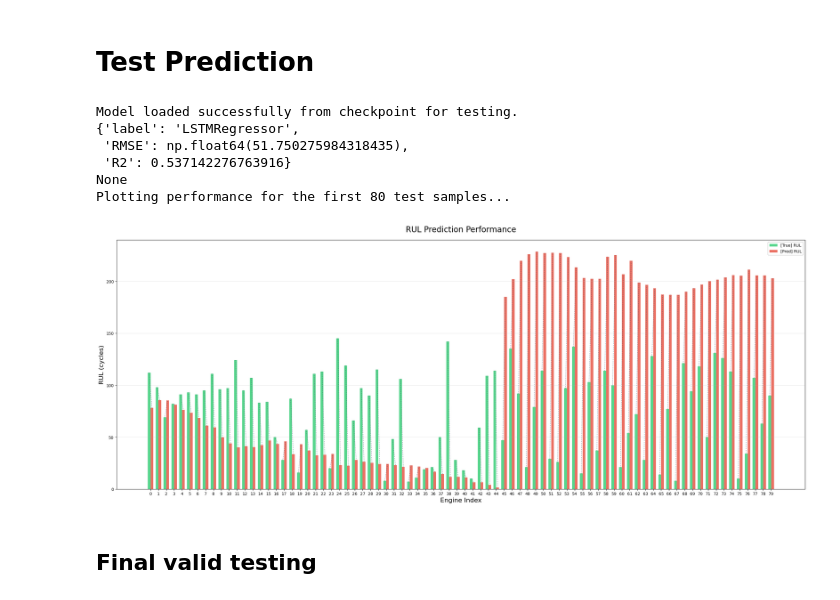
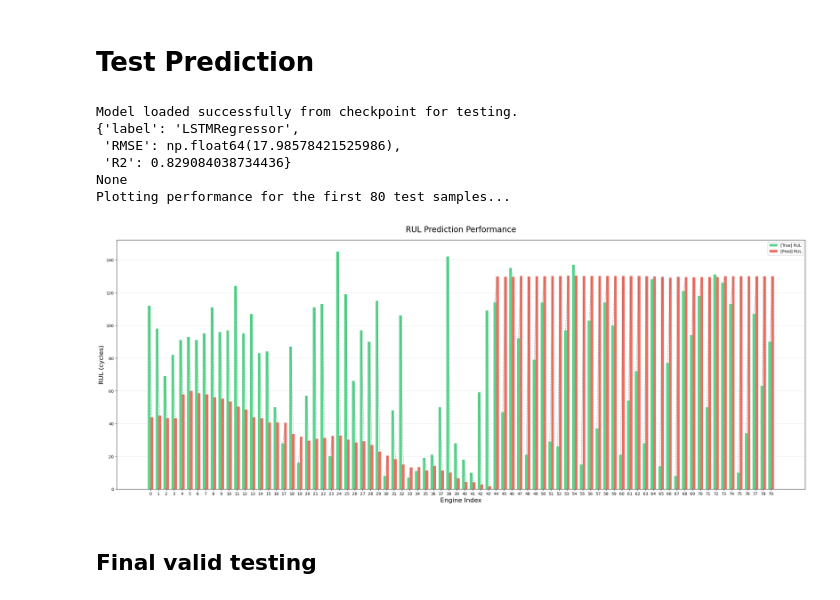
Before and after one commit to BalorLC3/Platform-for-Predictive-Maintanance, a Jupyter notebook: notebooks/final_model.ipynb, the cells around one changed output. Cells and saved outputs as stored; diff of their text form; code cells hidden in the pictures.

```diff
--- a/notebooks/final_model.ipynb
+++ b/notebooks/final_model.ipynb
@@ -268,10 +266,8 @@ sample_engine[['s_17', 's_17_rm']].plot(figsize=(12,6))
 # %%
-df_rm.drop(columns=["engine"], inplace=True)
+df_rm.drop(['engine'], axis=1, inplace=True)
 X_clean = df_rm.drop(["RUL"], axis=1)
 y_clean = df_rm["RUL"].clip(upper=130)
 feature_columns = list(X_clean.columns)
-
-sample_engine = X_clean[X_clean['u']]
 # %%
 def _get_sequences(
         X: pd.DataFrame,
@@ -288,19 +284,17 @@ def _get_sequences(
     y_seq = torch.tensor(y_seq, dtype=torch.float32).unsqueeze(1)
     return X_seq, y_seq
 
-
-
-X_seq, y_seq = _get_sequences(X_clean,
-                              y_clean,
-                              SEQ_LEN=20)
-
+X_seq, y_seq = _get_sequences(
+    X_clean,
+    y_clean,
+    SEQ_LEN=30
+)
 X_train_seq, X_test_seq, y_train_seq, y_test_seq = train_test_split(
     X_seq, y_seq, shuffle=False
 )
 
 mean = X_train_seq.mean(dim=(0, 1), keepdim=True)  # (1, 1, F)
 std  = X_train_seq.std(dim=(0, 1), keepdim=True) + 1e-8
-
 X_train_seq = (X_train_seq - mean) / std
 X_test_seq  = (X_test_seq  - mean) / std
 
@@ -308,12 +302,19 @@ def arr_to_tensor(data: np.ndarray | pd.DataFrame):
     '''Converts from pd.DataFrame/np.ndarray to torch.tensor'''
     if not isinstance(data, (pd.DataFrame, np.ndarray)):
         raise TypeError("data can't be converted to tensor")
-
     if isinstance(data, np.ndarray):
         return torch.tensor(data, dtype=torch.float32)
     if isinstance(data, pd.DataFrame):
         return torch.tensor(data.to_numpy(), dtype=torch.float32)
 
+def get_device(device: torch.device | str = "auto") -> torch.device:
+    """
+    :param device: One for 'auto', 'cuda', 'cpu'
+    :return: supported PyTorch device
+    """
+    if device == "auto":
+        return torch.device("cuda" if torch.cuda.is_available() else "cpu")
+    return torch.device(device)
 
 class LSTMRegressor(nn.Module):
     def __init__(
@@ -322,7 +323,8 @@ class LSTMRegressor(nn.Module):
         hidden_dim: int = 256,
         num_layers: int = 2,
         output_dim: int = 1,
-        dropout_prob: float = 0.2
+        dropout_prob: float = 0.3,
+        device: torch.device | str = "auto"
     ):
         super().__init__()
         self.input_dim = input_dim
@@ -330,13 +332,15 @@ class LSTMRegressor(nn.Module):
         self.output_dim = output_dim
         self.num_layers = num_layers
         self.dropout_prob = dropout_prob
+        self.device = get_device(device)
 
         self.lstm = nn.LSTM(
             input_size=self.input_dim,
             hidden_size=self.hidden_dim,
             num_layers=self.num_layers,
             dropout=self.dropout_prob if self.num_layers > 1 else 0.0,
-            batch_first=True
+            batch_first=True,
+            device = self.device
         )
 
         self.head = nn.Linear(self.hidden_dim, self.output_dim)
@@ -372,7 +376,8 @@ train_loader = DataLoader(
     drop_last=True
 )
 
-model = LSTMRegressor(input_dim=28)
+device = get_device()
+model = LSTMRegressor(input_dim=28).to(device)
 criterion = nn.MSELoss()
 optimizer = torch.optim.Adam(model.parameters(), lr=1e-3)
 epochs = 200
@@ -384,6 +389,8 @@ for epoch in range(epochs):
     total_loss = 0.0
 
     for X_batch, y_batch in train_loader:
+        X_batch = X_batch.to(device)
+        y_batch = y_batch.to(device)
         optimizer.zero_grad()
 
         y_pred = model(X_batch)
@@ -397,6 +404,6 @@ for epoch in range(epochs):
     mean_loss = total_loss / len(train_loader)
     history.append(mean_loss)
 
-    if epoch % 10 == 0:
+    if epoch % 5 == 0:
         print(f"> Epoch {epoch}/{epochs}, loss = {mean_loss:.4f}")
 # %% [output]
@@ -445,45 +468,46 @@ model_for_testing = LSTMRegressor(
     hidden_dim=checkpoint['hidden_dim'],
     num_layers=checkpoint['num_layers'],
     dropout_prob=checkpoint.get('dropout_prob', 0.2) # .get for backward compatibility
-)
+).to('cpu')
 
 # Load the trained weights
 model_for_testing.load_state_dict(checkpoint['model_state_dict'])
+
 
 # This turns off dropout and other training-specific layers.
 model_for_testing.eval()
 
 print("Model loaded successfully from checkpoint for testing.")
 
 # The test set `X_test_seq` is already normalized, so we can use it directly.
 # Use torch.no_grad() to make predictions more efficient (no gradients needed)
 with torch.no_grad():
     y_pred_tensor = model_for_testing(X_test_seq)
 
 # Convert predictions and ground truth to NumPy arrays for plotting
 # .cpu() is important if trained on a GPU
 y_pred_np = y_pred_tensor.cpu().numpy()
 y_true_np = y_test_seq.cpu().numpy()
 
 
 print(evaluate(y_true_np, y_pred_np, type(model).__name__))
 
 SAMPLES_TO_PLOT = 80
 
 print(f"Plotting performance for the first {SAMPLES_TO_PLOT} test samples...")
 
 plot_performance(
     y_true=y_valid[:SAMPLES_TO_PLOT],
     y_pred=y_pred_np[:SAMPLES_TO_PLOT]
 )
 # %% [output]
 Model loaded successfully from checkpoint for testing.
 {'label': 'LSTMRegressor',
- 'RMSE': np.float64(51.750275984318435),
- 'R2': 0.537142276763916}
+ 'RMSE': np.float64(17.98578421525986),
+ 'R2': 0.829084038734436}
 None
 Plotting performance for the first 80 test samples...
-[figure, old version]
+[figure, new version]
 # %% [markdown]
 ## Final valid testing
 # %%
```
Also changed, not shown: parts of 9 cells of this notebook, 12 other files.
